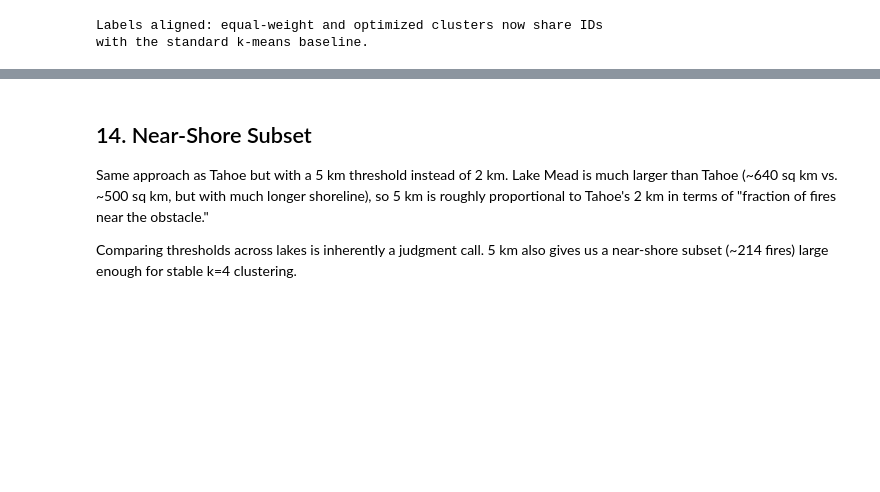
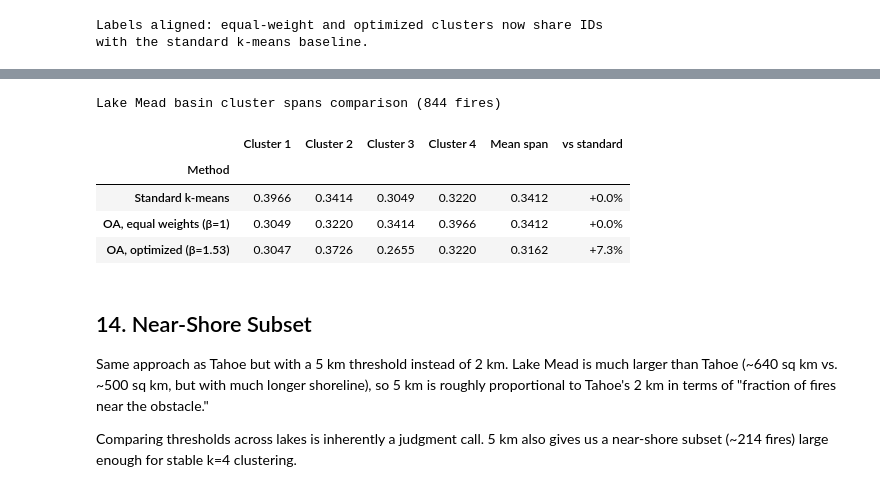
Before and after one commit to Michele-75/obstacle-aware-clustering, a Jupyter notebook: notebooks/03_mead_wildfires_clustered.ipynb, the cells around one changed output, grey strips where cells are left out. Saved outputs shown, nothing was run; the diff lists cells and outputs as text; code cells hidden in the pictures; blank space fills up the shorter version.

```diff
--- a/notebooks/03_mead_wildfires_clustered.ipynb
+++ b/notebooks/03_mead_wildfires_clustered.ipynb
@@ -746,3 +754,42 @@ Lake Mead basin clustering comparison (844 fires):
+# %%
+# Per-cluster spans for each method (already computed above as lists of length k)
+basin_methods = [
+    ('Standard k-means', spans_basin_std),
+    ('OA, equal weights (β=1)', spans_basin_eq),
+    (f'OA, optimized (β={opt_beta_basin:.2f})', spans_basin_opt),
+]
+
+std_mean_basin = np.mean(spans_basin_std)
+
+rows = []
+for name, spans in basin_methods:
+    mean_span = np.mean(spans)
+    # Percent change in span vs standard; negative span change = improvement,
+    # so we report improvement as a positive percent (standard is the 0% baseline).
+    pct = 100 * (std_mean_basin - mean_span) / std_mean_basin
+    row = {'Method': name}
+    for c in range(k):
+        row[f'Cluster {c+1}'] = spans[c]
+    row['Mean span'] = mean_span
+    row['vs standard'] = pct
+    rows.append(row)
+
+basin_comparison = pd.DataFrame(rows).set_index('Method')
+
+# Format: spans to 4 decimals, percent with sign and 1 decimal
+fmt = {f'Cluster {c+1}': '{:.4f}' for c in range(k)}
+fmt['Mean span'] = '{:.4f}'
+fmt['vs standard'] = '{:+.1f}%'
+
+print(f'Lake Mead basin cluster spans comparison ({len(fires)} fires)')
+basin_comparison.style.format(fmt)
+# %% [output]
+Lake Mead basin cluster spans comparison (844 fires)
+|  | Cluster 1 | Cluster 2 | Cluster 3 | Cluster 4 | Mean span | vs standard |
+| Method |  |  |  |  |  |  |
+| Standard k-means | 0.3966 | 0.3414 | 0.3049 | 0.3220 | 0.3412 | +0.0% |
+| OA, equal weights (β=1) | 0.3049 | 0.3220 | 0.3414 | 0.3966 | 0.3412 | +0.0% |
+| OA, optimized (β=1.53) | 0.3047 | 0.3726 | 0.2655 | 0.3220 | 0.3162 | +7.3% |
 # %% [markdown]
 ## 14. Near-Shore Subset
 
```
Also changed, not shown: parts of 43 cells of this notebook, 5 other files.
